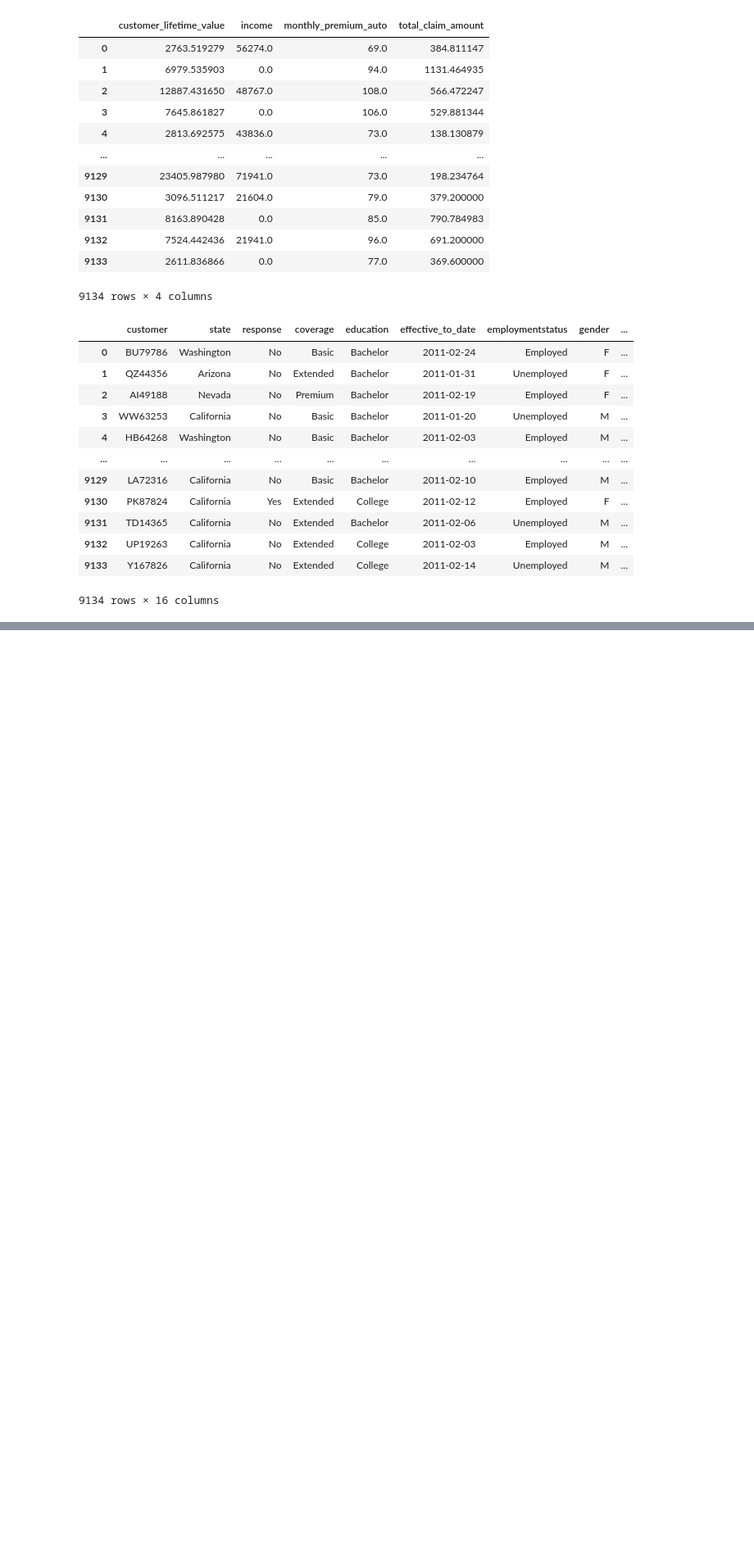
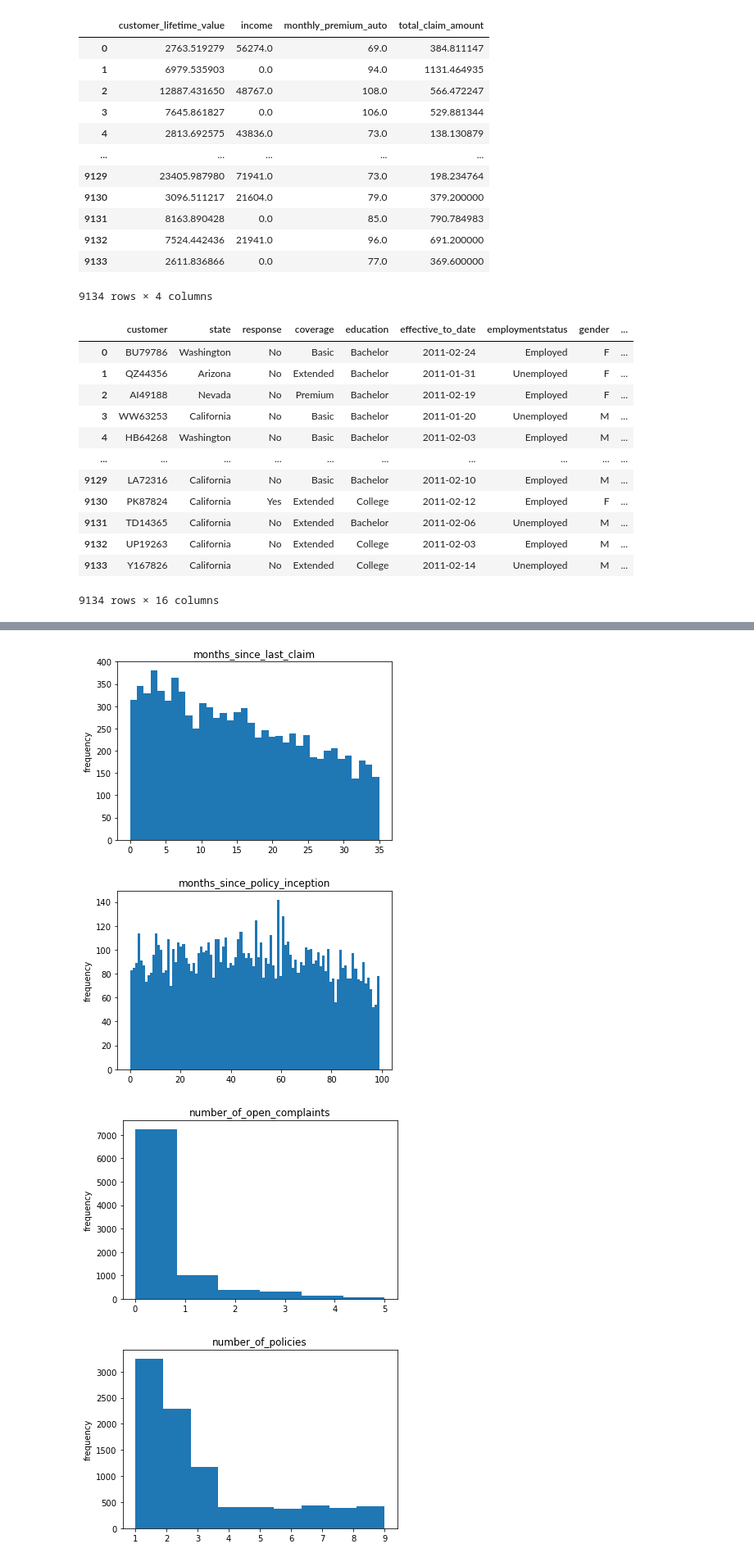
Before and after one commit to adleranne/Lab_LogisticRegression, a Jupyter notebook: Lab_cleaning_numerical.ipynb, the cells around one changed output, grey strips where cells are left out. Shown at 82% size. Cells and saved outputs as stored; diff of their text form; code cells hidden in the pictures; blank space fills up the shorter version.

```diff
--- a/Lab_cleaning_numerical.ipynb
+++ b/Lab_cleaning_numerical.ipynb
@@ -183,0 +212,16 @@ categorical
+# %%
+# Create a function to plot every discrete variable.
+def plot_discrete(df):
+    for column in df:
+        plt.hist(df[column], bins = df[column].nunique())
+        plt.title(column)
+        plt.ylabel('frequency')
+        plt.show()
+# %%
+# calling the function
+plot_discrete(discrete)
+# %% [output]
+[figure, added]
+[figure, added]
+[figure, added]
+[figure, added]
```
Also changed, not shown: parts of 22 cells of this notebook.
